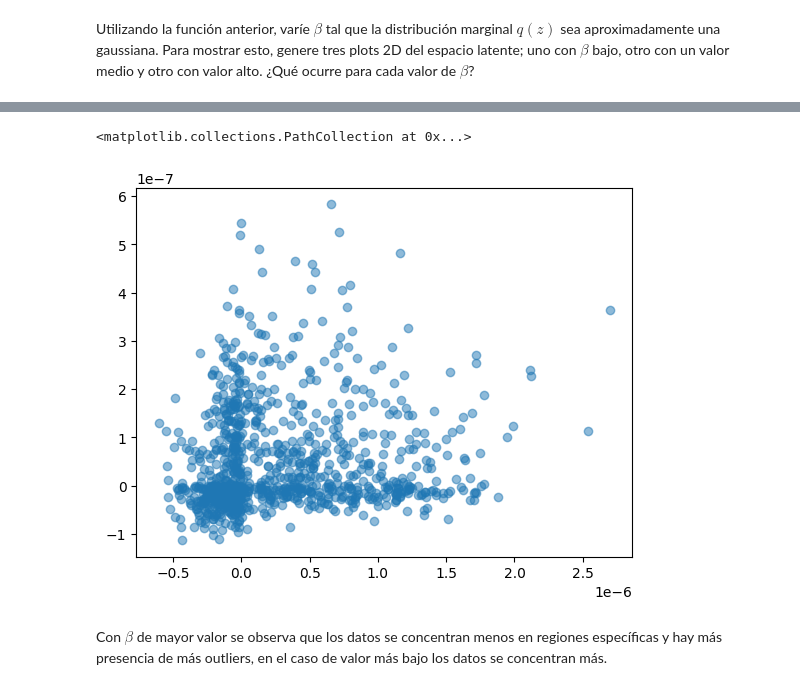
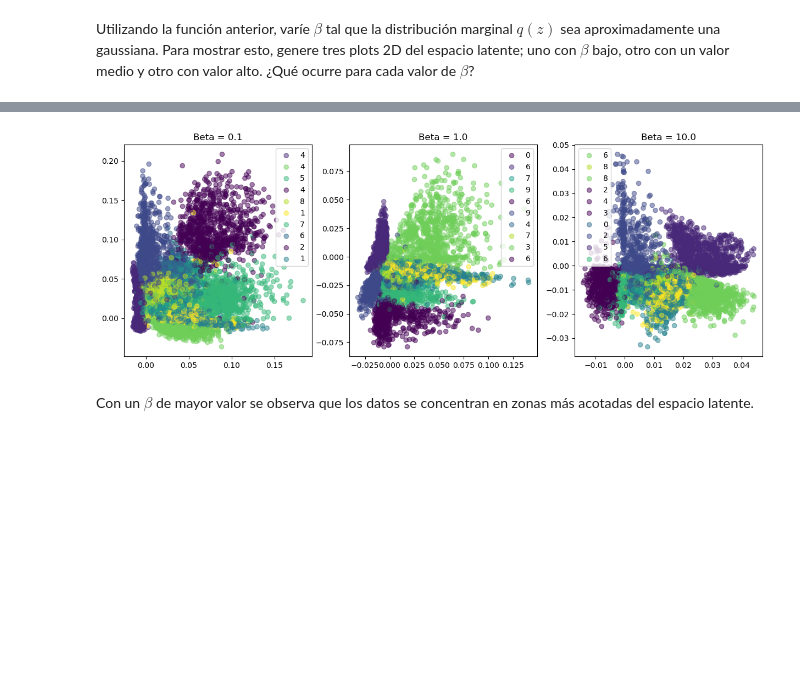
Before and after one commit to nfierroflo/EL7006-1, a Jupyter notebook: T4-GANs&VAEs/EL7006_T4_P2_VAE_Enunciado.ipynb, the cells around one changed output, grey strips where cells are left out. Cells and saved outputs as stored; diff of their text form; code cells hidden in the pictures; blank space fills up the shorter version.

```diff
--- a/T4-GANs&VAEs/EL7006_T4_P2_VAE_Enunciado.ipynb
+++ b/T4-GANs&VAEs/EL7006_T4_P2_VAE_Enunciado.ipynb
@@ -361,7 +363,7 @@ Implemente los métodos `get_neg_likelihood_loss` y `get_divergence_loss`. La fu
 # %%
 def get_neg_likelihood_loss(x, x_rec):
     ### YOUR CODE HERE ###
-    mse_loss = torch.nn.functional.mse_loss(x_rec, x)
+    mse_loss = torch.nn.functional.mse_loss(x_rec, x, reduction='sum') / x.size(0)
     neg_lik_loss = mse_loss
     return neg_lik_loss
 
@@ -419,8 +415,3 @@ def train_VAE(beta,n_epochs=50):
 <h2> Plot 2-D </h2>
 # %% [markdown]
 Utilizando la función anterior, varíe $\beta$ tal que la distribución marginal $q(z)$ sea aproximadamente una gaussiana. Para mostrar esto, genere tres plots 2D del espacio latente; uno con $\beta$ bajo, otro con un valor medio y otro con valor alto. ¿Qué ocurre para cada valor de $\beta$?
-# %%
-beta_values = [0.1, 1.0, 10.0]
-
-for beta in beta_values:
-    train_VAE(beta)
@@ -455,16 +418,42 @@ plt.scatter(x, y, alpha=0.5)
-# %%
-gen=Generator(z_dim).to(device)
-beta=10.0
-gen.load_state_dict(torch.load(f'gen_beta{beta}.pth'))
-gen.eval()
-z_samples = torch.randn(1000, z_dim).to(device)
-gen(z_samples).shape
-latent_representations = enc(gen(z_samples))
-x=torch.squeeze(latent_representations[0][:, 0]).detach().cpu().numpy()
-y=torch.squeeze(latent_representations[0][:, 1]).detach().cpu().numpy()
-plt.scatter(x, y, alpha=0.5)
-# %% [output]
-<matplotlib.collections.PathCollection at 0x...>
-[figure, removed]
+# %%
+# Define the transform for MNIST data
+transform = transforms.Compose([transforms.ToTensor(), transforms.Normalize((0.5,), (0.5,))])
+
+# Create a DataLoader for testing data
+dataloader_test = DataLoader(
+    MNIST('.', download=True, transform=transform, train=False),
+    batch_size=1000,
+    shuffle=True
+)
+
+beta_values = [0.1, 1.0, 10.0]
+
+# Create subplots
+fig, axes = plt.subplots(nrows=1, ncols=len(beta_values), figsize=(15, 5))
+
+for i, beta in enumerate(beta_values):
+    gen = gen.apply(weights_init)
+    enc = enc.apply(weights_init)
+
+    train_VAE(beta, n_epochs=50)
+
+    enc.eval()
+
+    # Get latent representations for MNIST data
+    with torch.no_grad():
+        for data, labels in dataloader_test:
+            data = data.to(device)
+            labels = labels.to(device)
+            latent_representations = enc(data)
+            x = torch.squeeze(latent_representations[0][:, 0]).detach().cpu().numpy()
+            y = torch.squeeze(latent_representations[0][:, 1]).detach().cpu().numpy()
+            labels = labels.detach().cpu().numpy()
+            axes[i].scatter(x, y, c=labels, alpha=0.5)
+            axes[i].set_title(f'Beta = {beta}')
+            axes[i].legend(labels)
+
+plt.show()
+# %% [output]
+[figure, added]
 # %% [markdown]
-Con $\beta$ de mayor valor se observa que los datos se concentran menos en regiones específicas y hay más presencia de más outliers, en el caso de valor más bajo los datos se concentran más.
+Con un $\beta$ de mayor valor se observa que los datos se concentran en zonas más acotadas del espacio latente.
```
Also changed, not shown: parts of 8 cells of this notebook, 6 other files.
